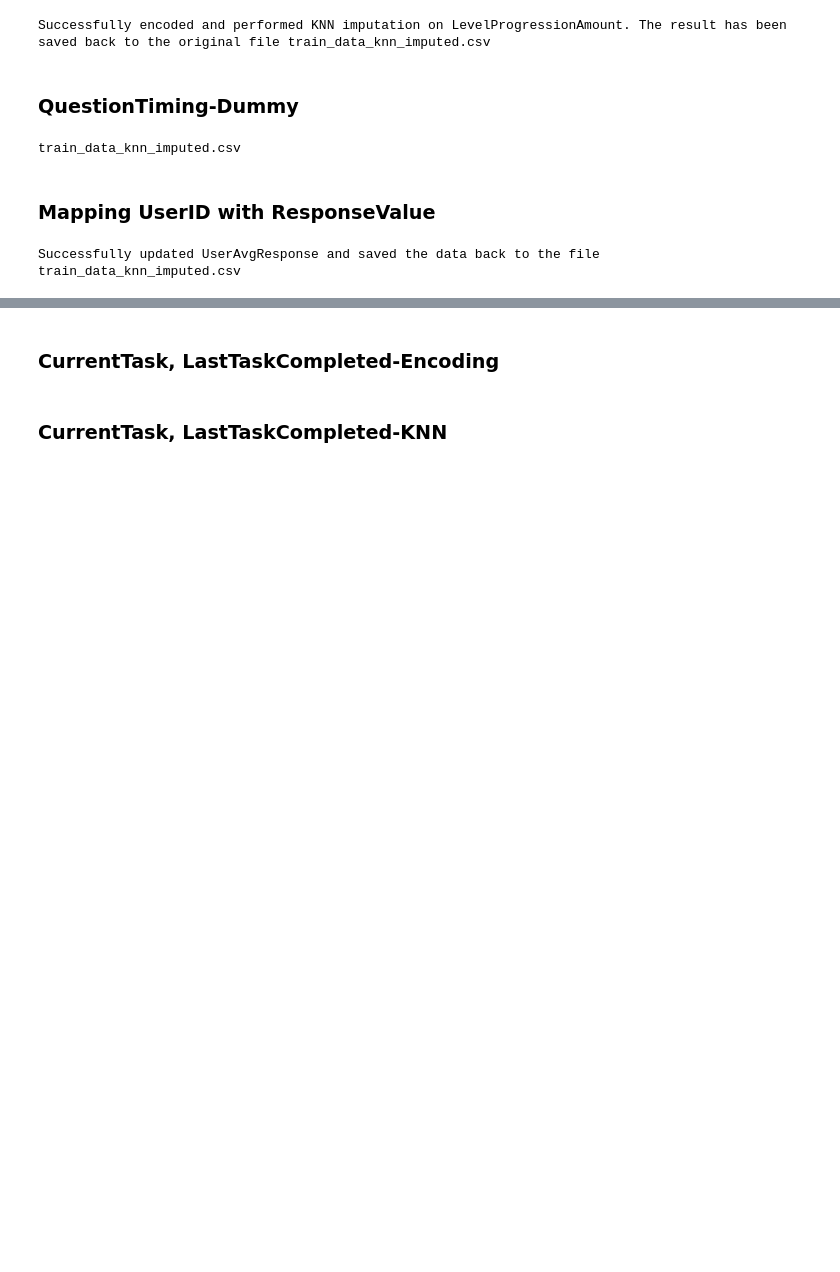
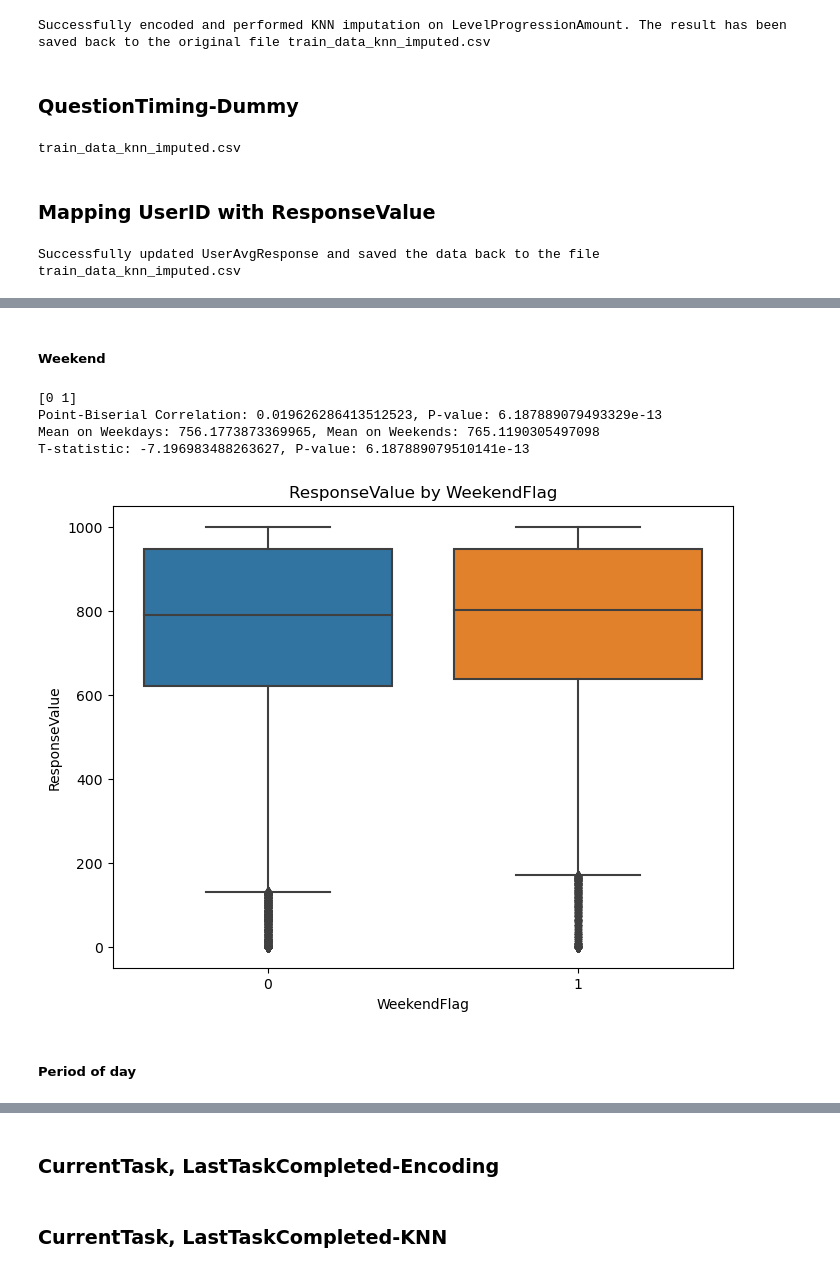
Before and after one commit to Luustrawberry/ML_Group_26, a Jupyter notebook: FINAL.ipynb, the cells around one changed output, grey strips where cells are left out. Drawn from its saved outputs; the diff is of its cells as text; code cells hidden in the pictures; blank space fills up the shorter version.

```diff
--- a/FINAL.ipynb
+++ b/FINAL.ipynb
@@ -267,0 +433,34 @@ Successfully updated UserAvgResponse and saved the data back to the file train_d
+# %% [markdown]
+##### Weekend
+# %%
+from scipy.stats import pointbiserialr, ttest_ind
+
+WeekendFlag_unique_values = train_data['WeekendFlag'].unique()
+print(WeekendFlag_unique_values)
+
+correlation, p_value = pointbiserialr(train_data['WeekendFlag'], train_data['ResponseValue'])
+print(f"Point-Biserial Correlation: {correlation}, P-value: {p_value}")
+
+mean_weekday = train_data[train_data['WeekendFlag'] == 0]['ResponseValue'].mean()
+mean_weekend = train_data[train_data['WeekendFlag'] == 1]['ResponseValue'].mean()
+print(f"Mean on Weekdays: {mean_weekday}, Mean on Weekends: {mean_weekend}")
+
+group_weekday = train_data[train_data['WeekendFlag'] == 0]['ResponseValue']
+group_weekend = train_data[train_data['WeekendFlag'] == 1]['ResponseValue']
+t_stat, p_val = ttest_ind(group_weekday, group_weekend)
+print(f"T-statistic: {t_stat}, P-value: {p_val}")
+
+plt.figure(figsize=(8, 6))
+sns.boxplot(x='WeekendFlag', y='ResponseValue', data=train_data)
+plt.title('ResponseValue by WeekendFlag')
+plt.xlabel('WeekendFlag')
+plt.ylabel('ResponseValue')
+plt.show()
+# %% [output]
+[0 1]
+Point-Biserial Correlation: 0.019626286413512523, P-value: 6.187889079493329e-13
+Mean on Weekdays: 756.1773873369965, Mean on Weekends: 765.1190305497098
+T-statistic: -7.196983488263627, P-value: 6.187889079510141e-13
+[figure, added]
+# %% [markdown]
+##### Period of day
```
Also changed, not shown: parts of 47 cells of this notebook.
